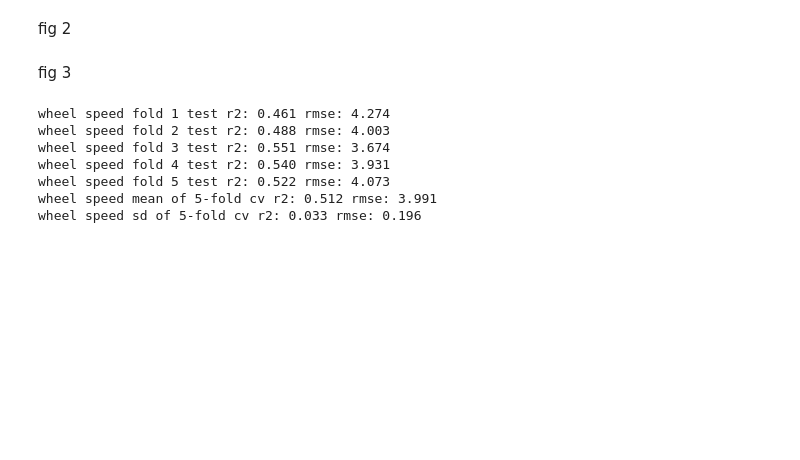
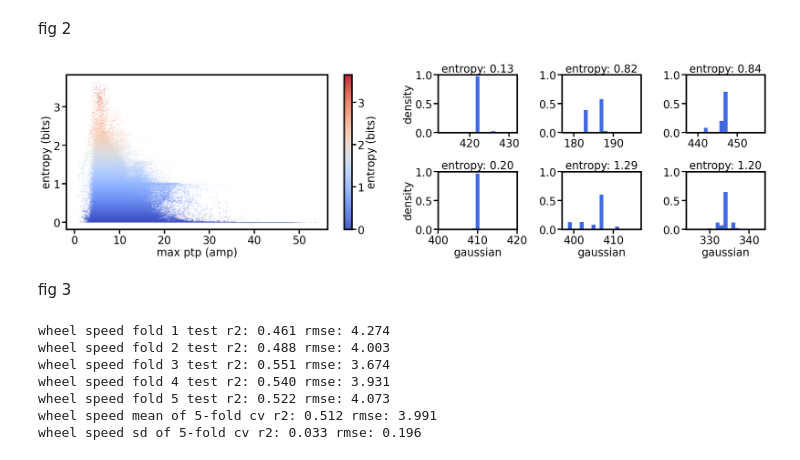
Before and after one commit to yzhang511/density_decoding, a Jupyter notebook: demo/cosyne_figures.ipynb, the cells around one changed output. Saved outputs shown, nothing was run; the diff lists cells and outputs as text; code cells hidden in the pictures; blank space fills up the shorter version.

```diff
--- a/demo/cosyne_figures.ipynb
+++ b/demo/cosyne_figures.ipynb
@@ -374,34 +380,37 @@ ax4 = fig.add_subplot(gs[0,5])
 ax5 = fig.add_subplot(gs[1,3])
 ax6 = fig.add_subplot(gs[1,4])
 ax7 = fig.add_subplot(gs[1,5])
 
 p1=ax1.scatter(maxptp, spike_entropy, c=spike_entropy, s=.1, alpha=0.9, cmap='coolwarm')
 ax1.set_ylabel('entropy (bits)')
 ax1.set_xlabel('max ptp (amp)')
-plt.colorbar(p1, ax=ax1, label='entropy (bits)');
+cbar = fig.colorbar(p1, ax=ax1, label='entropy (bits)');
+cbar.ax.tick_params(axis='both', length=10, width=3)
 
 count = 1
 offset = 10_000
 for ax in [ax2, ax3, ax4, ax5, ax6, ax7]:
     count += 1
     ax.bar(np.arange(spike_probs.shape[1]),
                           spike_probs[count*offset], 1, color='royalblue');
     ax.set_xlim(spike_probs[count*offset].argmax()-10,
                        spike_probs[count*offset].argmax()+10)
     ax.set_ylim(0, 1.)
     ax.set_title(f'entropy: {entropy(spike_probs[count*offset]):.2f}')
 
 ax2.set_ylabel('density')
 ax5.set_ylabel('density')
 ax5.set_xlabel('gaussian')
 ax6.set_xlabel('gaussian')
 ax7.set_xlabel('gaussian')
 
 for ax in [ax1, ax2, ax3, ax4, ax5, ax6, ax7]:
     ax.tick_params(axis='both', length=10, width=3)
 
 plt.tight_layout()
 plt.savefig('cosyne_fig_2.png', dpi=600)
+# %% [output]
+[figure, added]
 # %% [markdown]
 fig 3
 # %%
```
Also changed, not shown: parts of 2 cells of this notebook.
